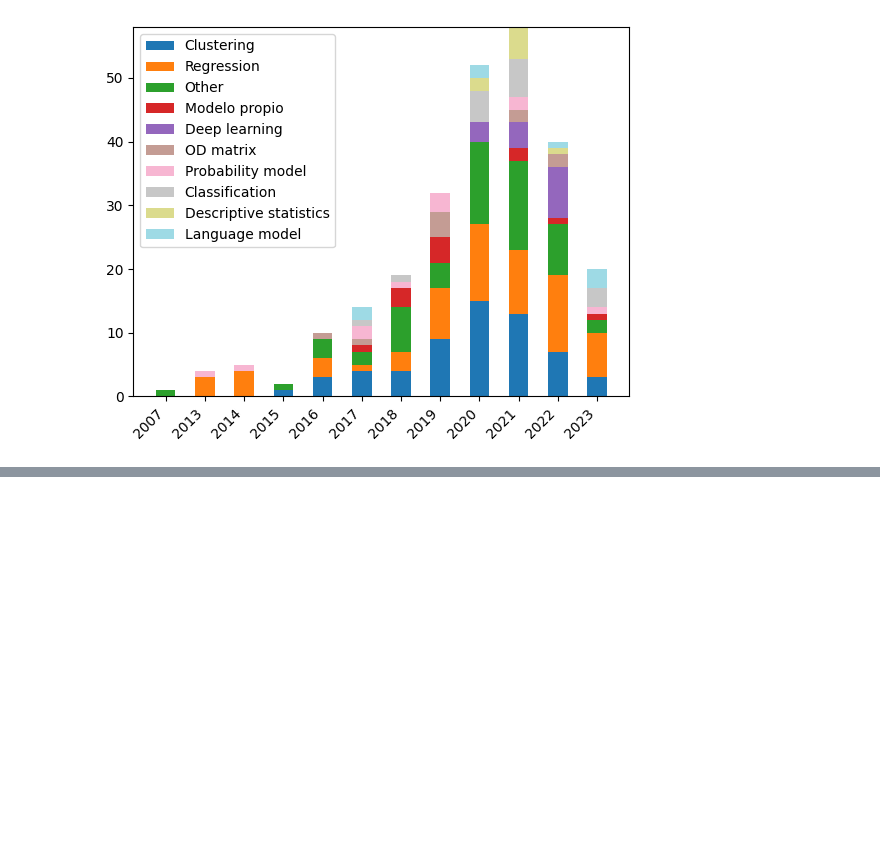
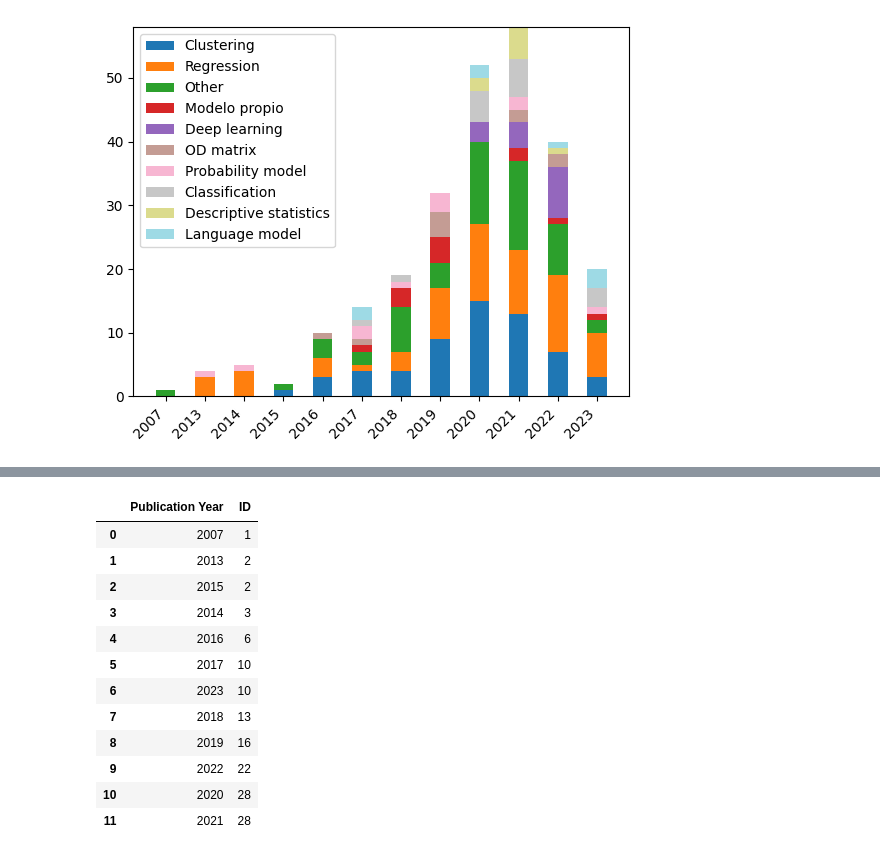
Before and after one commit to GeoTecINIT/smartcard-systematic-mapping-review, a Jupyter notebook: Analisis.ipynb, the cells around one changed output, grey strips where cells are left out. Saved outputs shown, nothing was run; the diff lists cells and outputs as text; code cells hidden in the pictures; blank space fills up the shorter version.

```diff
--- a/Analisis.ipynb
+++ b/Analisis.ipynb
@@ -610,0 +798,19 @@ USA
+# %%
+aggregated_table = (
+    data[columns].groupby(["Publication Year"])[["ID"]].nunique().sort_values(by="ID")
+).reset_index()
+aggregated_table
+# %% [output]
+|  | Publication Year | ID |
+| 0 | 2007 | 1 |
+| 1 | 2013 | 2 |
+| 2 | 2015 | 2 |
+| 3 | 2014 | 3 |
+| 4 | 2016 | 6 |
+| 5 | 2017 | 10 |
+| 6 | 2023 | 10 |
+| 7 | 2018 | 13 |
+| 8 | 2019 | 16 |
+| 9 | 2022 | 22 |
+| 10 | 2020 | 28 |
+| 11 | 2021 | 28 |
```
Also changed, not shown: parts of 22 cells of this notebook, 34 other files.
